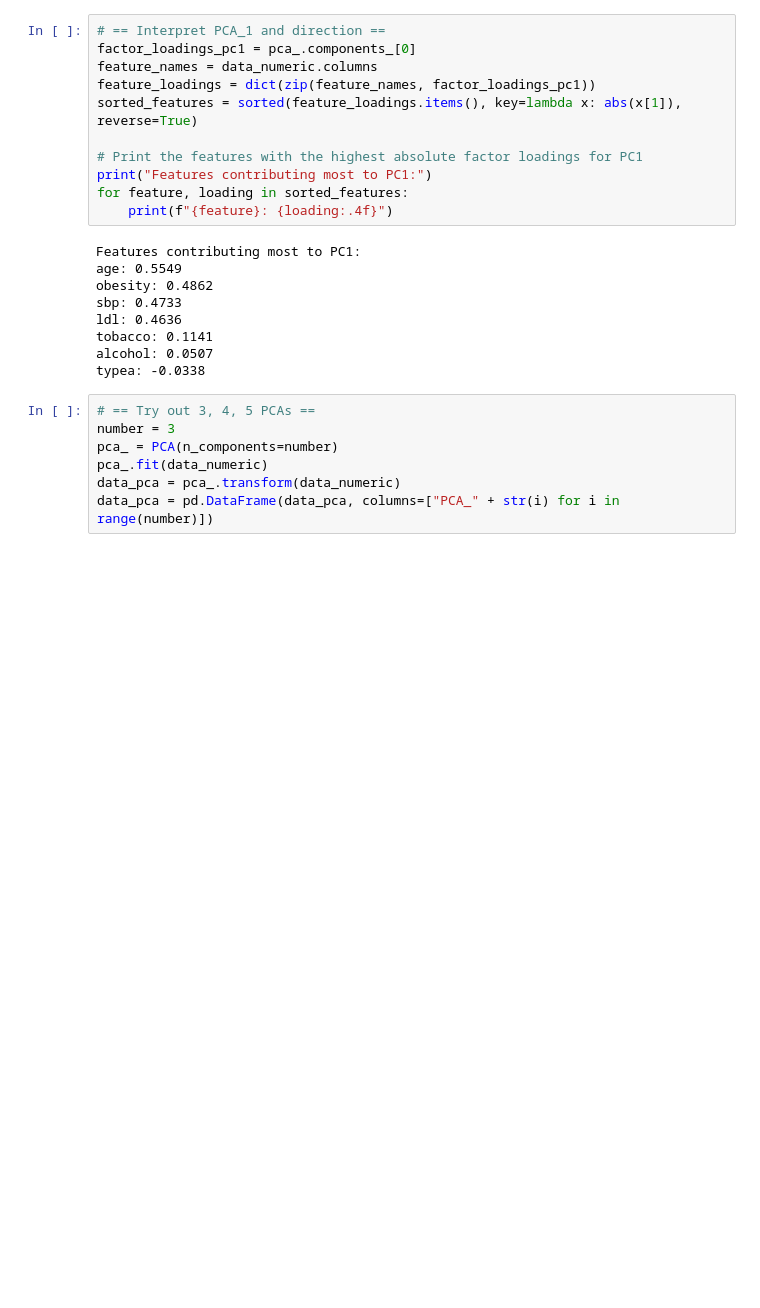
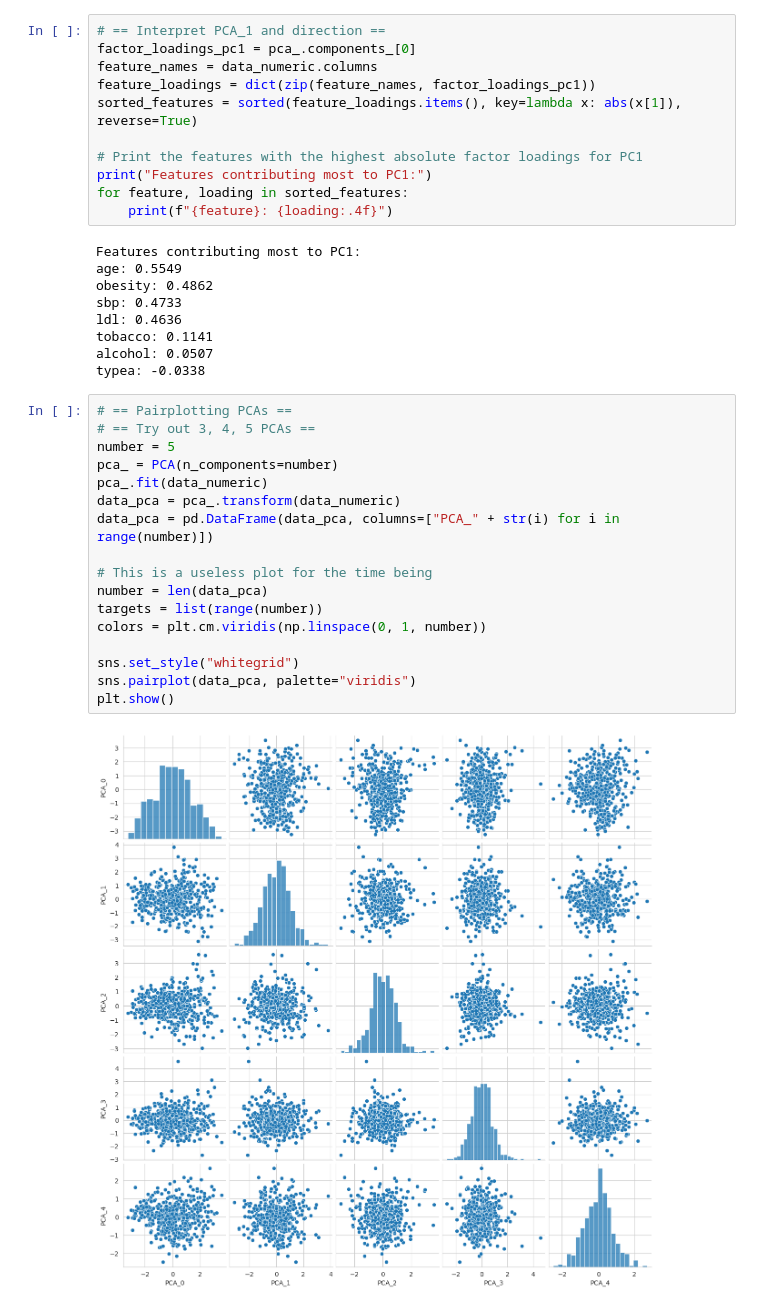
Before and after one commit to Mirtia/02450-Introduction-To-ML-DM, a Jupyter notebook: pca.ipynb, the cells around one changed output. Drawn from its saved outputs; the diff is of its cells as text; blank space fills up the shorter version.

```diff
--- a/pca.ipynb
+++ b/pca.ipynb
@@ -402,9 +388,21 @@ tobacco: 0.1141
 alcohol: 0.0507
 typea: -0.0338
 # %%
+# == Pairplotting PCAs ==
 # == Try out 3, 4, 5 PCAs ==
-number = 3
+number = 5
 pca_ = PCA(n_components=number)
 pca_.fit(data_numeric)
 data_pca = pca_.transform(data_numeric)
 data_pca = pd.DataFrame(data_pca, columns=["PCA_" + str(i) for i in range(number)])
+
+# This is a useless plot for the time being
+number = len(data_pca)
+targets = list(range(number))
+colors = plt.cm.viridis(np.linspace(0, 1, number))
+
+sns.set_style("whitegrid")
+sns.pairplot(data_pca, palette="viridis")
+plt.show()
+# %% [output]
+[figure, added]
```
Also changed, not shown: parts of 10 cells of this notebook, 4 other files.
